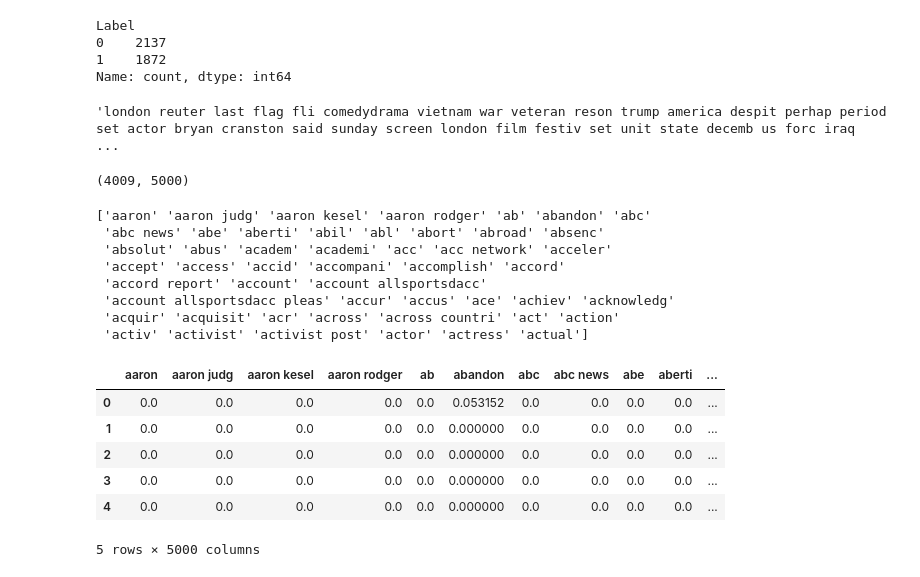
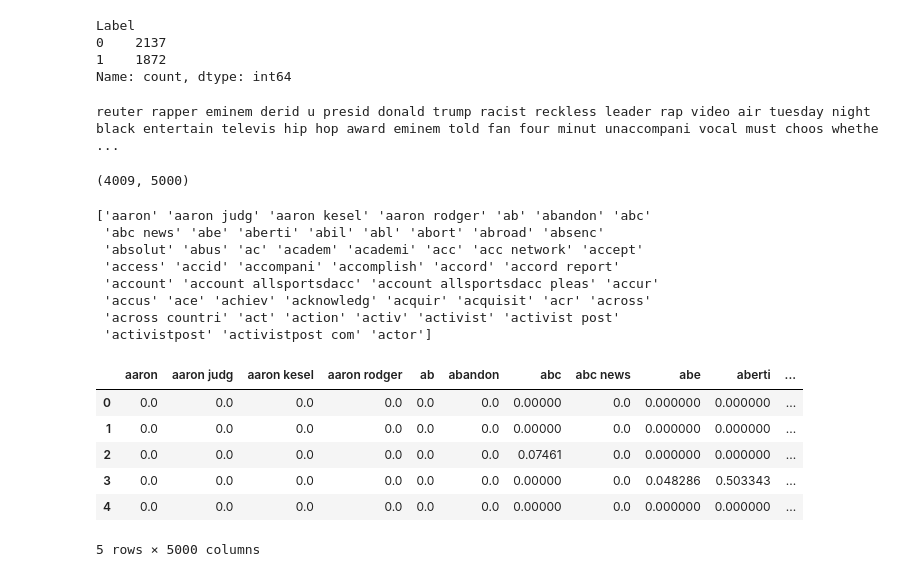
Before and after one commit to lazybug19/FakeAlert, a Jupyter notebook: fakenews.ipynb, the cells around one changed output. Saved outputs shown, nothing was run; the diff lists cells and outputs as text; code cells hidden in the pictures.

```diff
--- a/fakenews.ipynb
+++ b/fakenews.ipynb
@@ -50,9 +51,10 @@ def textPreprocess(text):
     text = str(text)
     text = text.lower()
     text = re.sub('\[.*?\]','',text)
+    text = re.sub("\\W"," ",text)
     text = re.sub('https?://\S+|www\.\S+','',text)
     text = re.sub('<.*?>+',b'',text)
-    text = re.sub('[%s]' % re.escape(string.punctuation),'',text)
+    text = re.sub('[^a-zA-Z]', ' ', text)
     return text
 # %%
 dataFrame=pd.read_csv('../input/fake-news-detection/data.csv')
@@ -86,23 +88,20 @@ Label
 1    1872
 Name: count, dtype: int64
 # %%
-dataFrame['Body']= dataFrame['Body'].apply(textPreprocess)
-preprocessedText = dataFrame.copy()
-
 stemmer = PorterStemmer()
 textList = []
+preprocessedText = dataFrame['Body'].apply(textPreprocess)
 
-for i in range(0, len(dataFrame)):
-    preprocessedText = re.sub('[^a-zA-Z]', ' ', dataFrame['Body'][i])
-    preprocessedText = preprocessedText.split()
-    preprocessedText = [stemmer.stem(word) for word in preprocessedText if not word in stopwords.words('english')]
-    preprocessedText = ' '.join(preprocessedText)
-    textList.append(preprocessedText)
+for text in preprocessedText:
+    text = text.split()
+    text = [stemmer.stem(word) for word in text if word not in stopwords.words('english')]
+    text = ' '.join(text)
+    textList.append(text)
 
-# Example
-textList[1]
+# Example of the preprocessed text
+print(textList[1])
 # %% [output]
-'london reuter last flag fli comedydrama vietnam war veteran reson trump america despit perhap period set actor bryan cranston said sunday screen london film festiv set unit state decemb us forc iraq  ...
+reuter rapper eminem derid u presid donald trump racist reckless leader rap video air tuesday night black entertain televis hip hop award eminem told fan four minut unaccompani vocal must choos whethe ...
 # %%
 X=dataFrame.drop('Label',axis=1)
 y=dataFrame['Label']
@@ -124,22 +121,22 @@ X_test_resampled, y_test_resampled = smote.fit_resample(X_test, y_test)
 # %%
 features = vector.get_feature_names_out()[:50]
 print(features)
-count = pd.DataFrame(X_train_resampled, columns=vector.get_feature_names_out())
+count = pd.DataFrame(X_train, columns=vector.get_feature_names_out())
 count.head()
 # %% [output]
 ['aaron' 'aaron judg' 'aaron kesel' 'aaron rodger' 'ab' 'abandon' 'abc'
  'abc news' 'abe' 'aberti' 'abil' 'abl' 'abort' 'abroad' 'absenc'
- 'absolut' 'abus' 'academ' 'academi' 'acc' 'acc network' 'acceler'
- 'accept' 'access' 'accid' 'accompani' 'accomplish' 'accord'
- 'accord report' 'account' 'account allsportsdacc'
- 'account allsportsdacc pleas' 'accur' 'accus' 'ace' 'achiev' 'acknowledg'
- 'acquir' 'acquisit' 'acr' 'across' 'across countri' 'act' 'action'
- 'activ' 'activist' 'activist post' 'actor' 'actress' 'actual']
+ 'absolut' 'abus' 'ac' 'academ' 'academi' 'acc' 'acc network' 'accept'
+ 'access' 'accid' 'accompani' 'accomplish' 'accord' 'accord report'
+ 'account' 'account allsportsdacc' 'account allsportsdacc pleas' 'accur'
+ 'accus' 'ace' 'achiev' 'acknowledg' 'acquir' 'acquisit' 'acr' 'across'
+ 'across countri' 'act' 'action' 'activ' 'activist' 'activist post'
+ 'activistpost' 'activistpost com' 'actor']
 |  | aaron | aaron judg | aaron kesel | aaron rodger | ab | abandon | abc | abc news | abe | aberti | ... |
-| 0 | 0.0 | 0.0 | 0.0 | 0.0 | 0.0 | 0.053152 | 0.0 | 0.0 | 0.0 | 0.0 | ... |
-| 1 | 0.0 | 0.0 | 0.0 | 0.0 | 0.0 | 0.000000 | 0.0 | 0.0 | 0.0 | 0.0 | ... |
-| 2 | 0.0 | 0.0 | 0.0 | 0.0 | 0.0 | 0.000000 | 0.0 | 0.0 | 0.0 | 0.0 | ... |
-| 3 | 0.0 | 0.0 | 0.0 | 0.0 | 0.0 | 0.000000 | 0.0 | 0.0 | 0.0 | 0.0 | ... |
-| 4 | 0.0 | 0.0 | 0.0 | 0.0 | 0.0 | 0.000000 | 0.0 | 0.0 | 0.0 | 0.0 | ... |
+| 0 | 0.0 | 0.0 | 0.0 | 0.0 | 0.0 | 0.0 | 0.00000 | 0.0 | 0.000000 | 0.000000 | ... |
+| 1 | 0.0 | 0.0 | 0.0 | 0.0 | 0.0 | 0.0 | 0.00000 | 0.0 | 0.000000 | 0.000000 | ... |
+| 2 | 0.0 | 0.0 | 0.0 | 0.0 | 0.0 | 0.0 | 0.07461 | 0.0 | 0.000000 | 0.000000 | ... |
+| 3 | 0.0 | 0.0 | 0.0 | 0.0 | 0.0 | 0.0 | 0.00000 | 0.0 | 0.048286 | 0.503343 | ... |
+| 4 | 0.0 | 0.0 | 0.0 | 0.0 | 0.0 | 0.0 | 0.00000 | 0.0 | 0.000000 | 0.000000 | ... |
 5 rows × 5000 columns
 # %%
```
Also changed, not shown: parts of 9 cells of this notebook.
